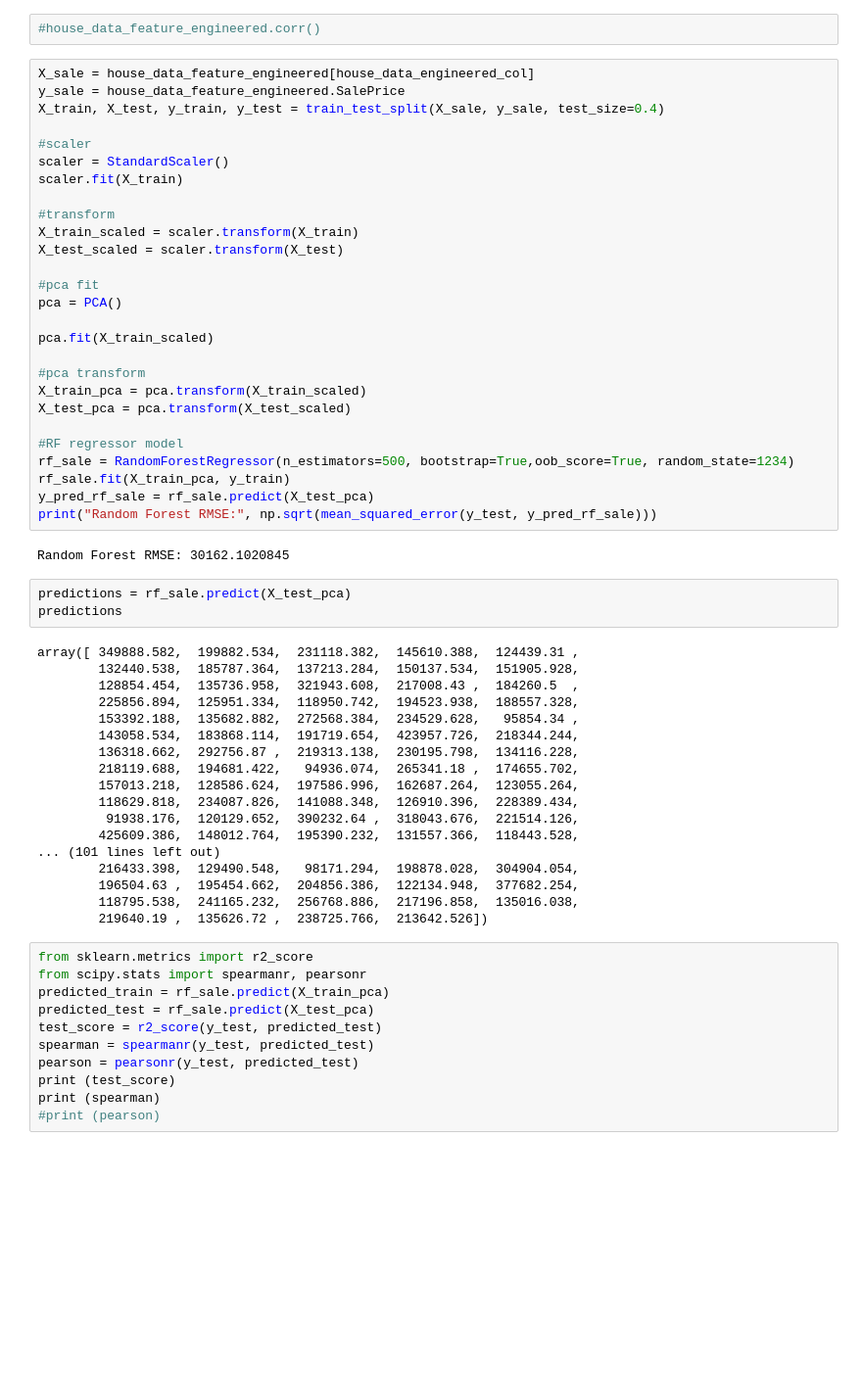
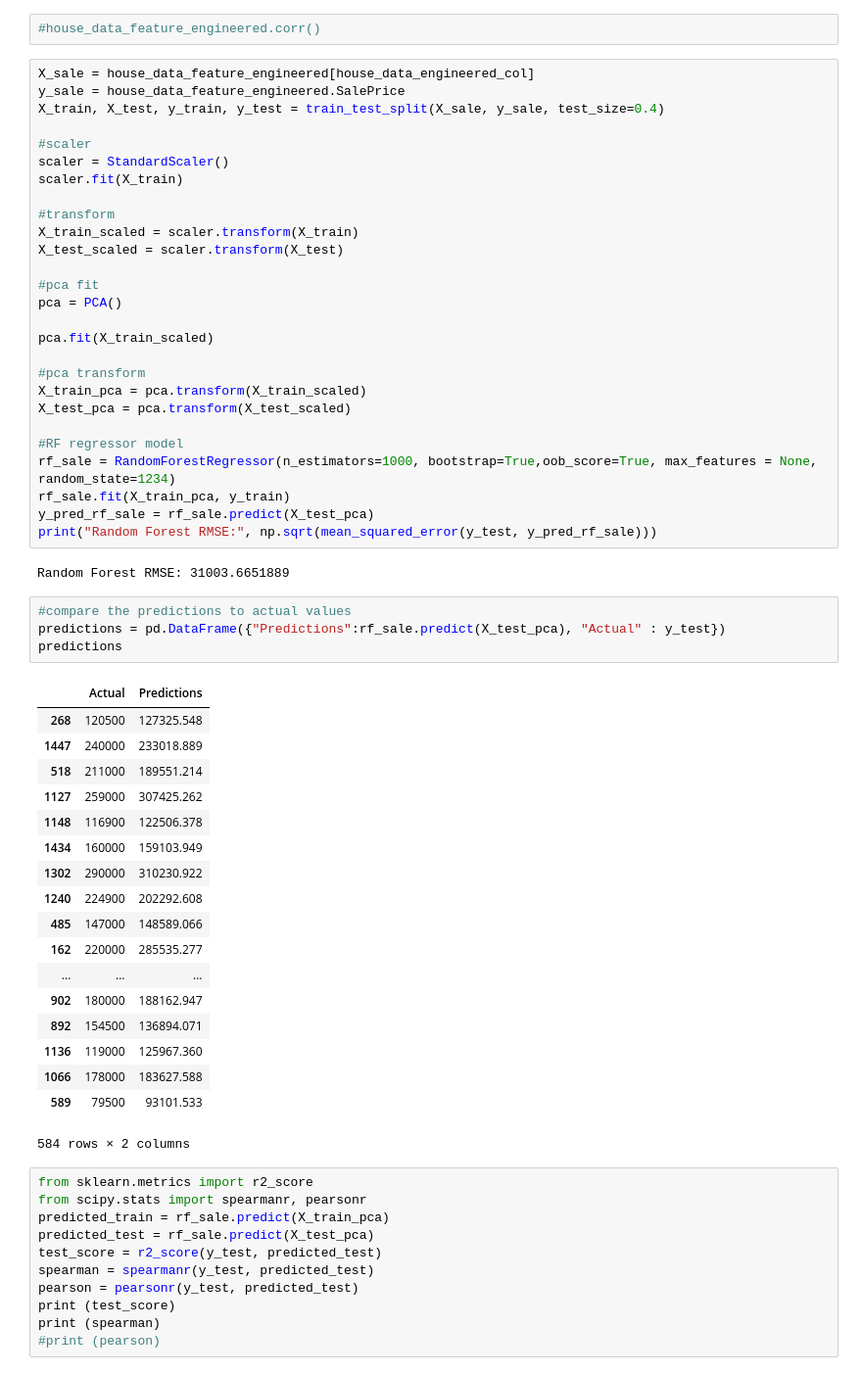
Before and after one commit to briggsy102/lol_project_home_pricing, a Jupyter notebook: home_pricing_model.ipynb, the cells around one changed output. Shown at 98% size. Drawn from its saved outputs; the diff is of its cells as text; blank space fills up the shorter version.

```diff
--- a/home_pricing_model.ipynb
+++ b/home_pricing_model.ipynb
@@ -849,33 +779,35 @@ X_train_pca = pca.transform(X_train_scaled)
 X_test_pca = pca.transform(X_test_scaled)
 
 #RF regressor model
-rf_sale = RandomForestRegressor(n_estimators=500, bootstrap=True,oob_score=True, random_state=1234)
+rf_sale = RandomForestRegressor(n_estimators=1000, bootstrap=True,oob_score=True, max_features = None, random_state=1234)
 rf_sale.fit(X_train_pca, y_train)
 y_pred_rf_sale = rf_sale.predict(X_test_pca)
 print("Random Forest RMSE:", np.sqrt(mean_squared_error(y_test, y_pred_rf_sale)))
 # %% [output]
-Random Forest RMSE: 30162.1020845
+Random Forest RMSE: 31003.6651889
-# %%
-predictions = rf_sale.predict(X_test_pca)
-predictions
-# %% [output]
-array([ 349888.582,  199882.534,  231118.382,  145610.388,  124439.31 ,
-        132440.538,  185787.364,  137213.284,  150137.534,  151905.928,
-        128854.454,  135736.958,  321943.608,  217008.43 ,  184260.5  ,
-        225856.894,  125951.334,  118950.742,  194523.938,  188557.328,
-        153392.188,  135682.882,  272568.384,  234529.628,   95854.34 ,
-        143058.534,  183868.114,  191719.654,  423957.726,  218344.244,
-        136318.662,  292756.87 ,  219313.138,  230195.798,  134116.228,
-        218119.688,  194681.422,   94936.074,  265341.18 ,  174655.702,
-        157013.218,  128586.624,  197586.996,  162687.264,  123055.264,
-        118629.818,  234087.826,  141088.348,  126910.396,  228389.434,
-         91938.176,  120129.652,  390232.64 ,  318043.676,  221514.126,
-        425609.386,  148012.764,  195390.232,  131557.366,  118443.528,
-... (101 lines left out)
-        216433.398,  129490.548,   98171.294,  198878.028,  304904.054,
-        196504.63 ,  195454.662,  204856.386,  122134.948,  377682.254,
-        118795.538,  241165.232,  256768.886,  217196.858,  135016.038,
-        219640.19 ,  135626.72 ,  238725.766,  213642.526])
+# %%
+#compare the predictions to actual values
+predictions = pd.DataFrame({"Predictions":rf_sale.predict(X_test_pca), "Actual" : y_test})
+predictions
+# %% [output]
+|  | Actual | Predictions |
+| 268 | 120500 | 127325.548 |
+| 1447 | 240000 | 233018.889 |
+| 518 | 211000 | 189551.214 |
+| 1127 | 259000 | 307425.262 |
+| 1148 | 116900 | 122506.378 |
+| 1434 | 160000 | 159103.949 |
+| 1302 | 290000 | 310230.922 |
+| 1240 | 224900 | 202292.608 |
+| 485 | 147000 | 148589.066 |
+| 162 | 220000 | 285535.277 |
+| ... | ... | ... |
+| 902 | 180000 | 188162.947 |
+| 892 | 154500 | 136894.071 |
+| 1136 | 119000 | 125967.360 |
+| 1066 | 178000 | 183627.588 |
+| 589 | 79500 | 93101.533 |
+584 rows × 2 columns
 # %%
 from sklearn.metrics import r2_score
 from scipy.stats import spearmanr, pearsonr
```
Also changed, not shown: parts of 26 cells of this notebook.
